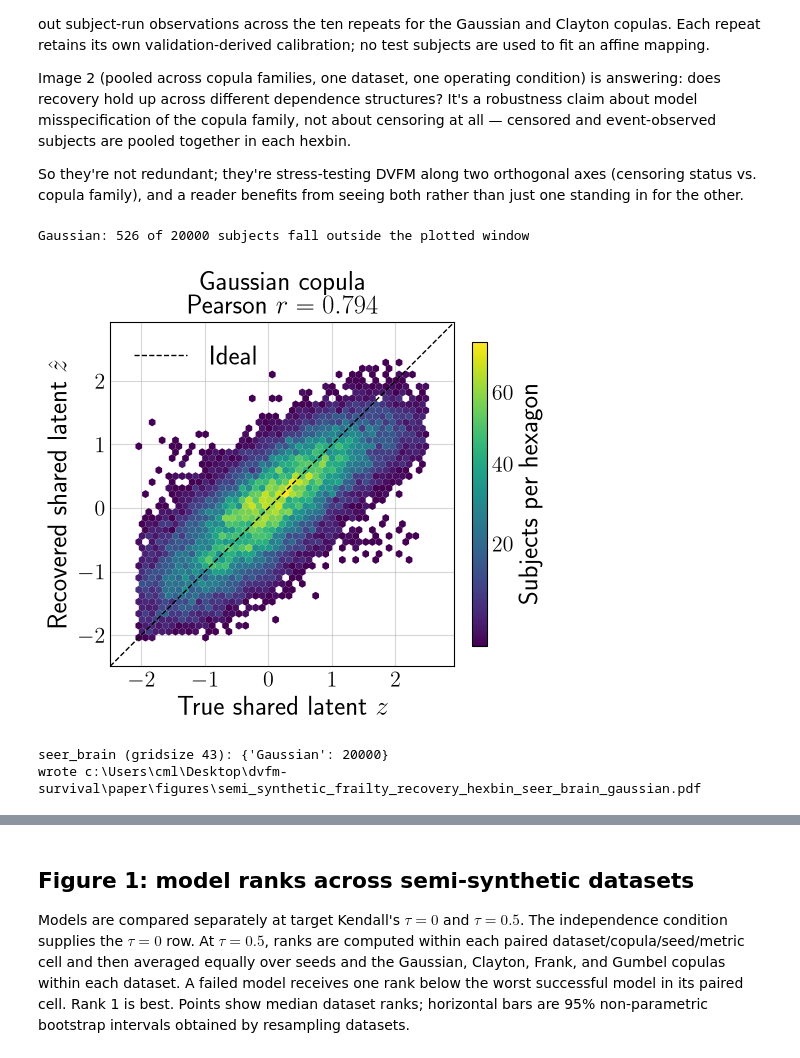
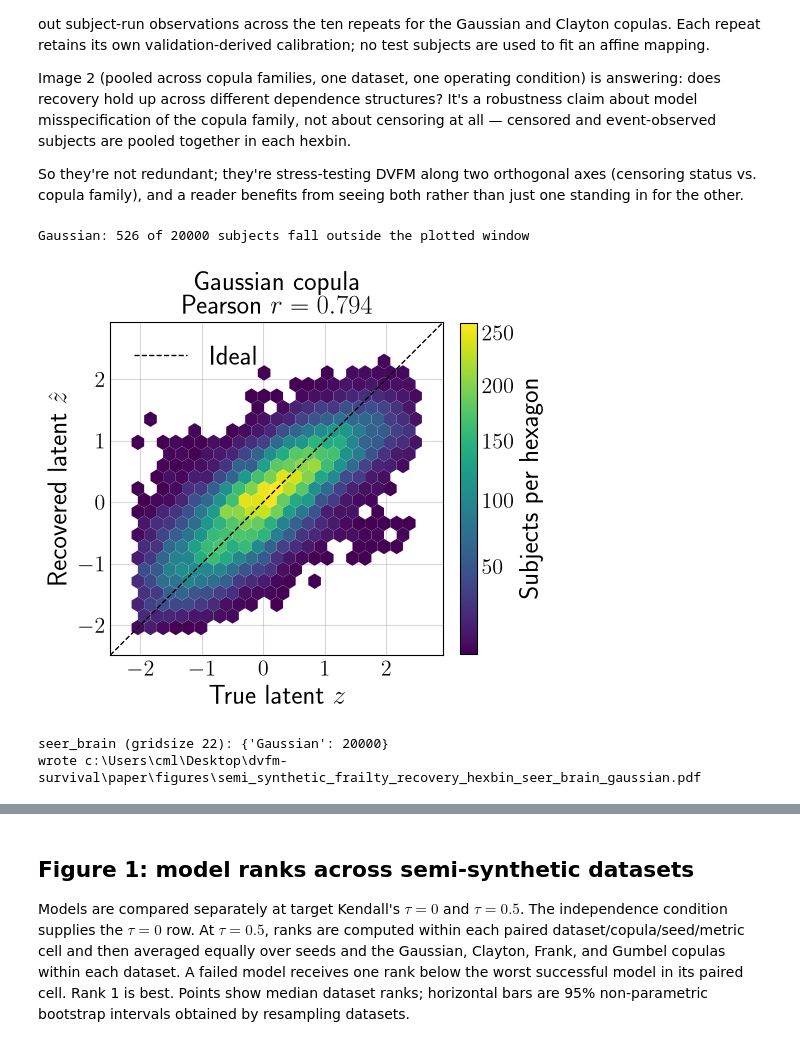
Before and after one commit to kalantari66/dvfm-survival, a Jupyter notebook: notebooks/semi_synthetic_results.ipynb, the cells around one changed output, grey strips where cells are left out. Saved outputs shown, nothing was run; the diff lists cells and outputs as text; code cells hidden in the pictures.

Commit message:
Update plot

```diff
--- a/notebooks/semi_synthetic_results.ipynb
+++ b/notebooks/semi_synthetic_results.ipynb
@@ -139,14 +139,14 @@ TAU = 0.50                          # must be one of the configured kendall_tau
 POOL_REPEATS = True                 # False -> a single repeat
 REPEAT = None                       # None -> first configured seed; only used if not pooling
 
-X_COLUMN, X_LABEL = "true_z", "True shared latent $z$"
-Y_COLUMN, Y_LABEL = "learned_z_calibrated", "Recovered shared latent $\\hat{z}$"
+X_COLUMN, X_LABEL = "true_z", "True latent $z$"
+Y_COLUMN, Y_LABEL = "learned_z_calibrated", "Recovered latent $\\hat{z}$"
 
 CLIP_PCT_LOW = 2.0             # raise to trim more of an empty tail
 CLIP_PCT_HIGH = 99.5           # top edge; leave alone unless it clips real data
 BIN_PAD_FRAC = 0.05            # padding baked into the hexbin extent (affects what's binned)
 VIEW_PAD_FRAC = 0.10           # extra margin around the hexagons, axes only -> raise to zoom out
-TARGET_COUNT = 10              # median subjects per hexagon; sets the gridsize
+TARGET_COUNT = 25              # median subjects per hexagon; sets the gridsize
 MINCNT = 1
 CMAP = "viridis"
 NORM_GAMMA = 0.8               # < 1 brightens sparse bins; 1.0 is linear
@@ -307,35 +307,35 @@ def render_latent_recovery_hexbin(
                xlabel=x_label, ylabel=y_label)
         ax.legend(frameon=False, loc="upper left")
 
     # A single norm across every panel, so one colorbar describes them all.
     norm = PowerNorm(gamma=norm_gamma, vmin=mincnt,
                      vmax=max(float(occupied_counts(image).max()) for image in images))
     for image in images:
         image.set_norm(norm)
     fig.colorbar(images[-1], ax=axes, label=density_label, shrink=0.8)
     for col in range(axes.shape[1]):
         fig.align_ylabels(axes[:, col])
 
     suffix = "" if pool_repeats else f"_repeat_{repeat}"
     copula_tag = "_".join(name.lower() for name in copula_tokens)
     out = FIGURE_DIR / f"{figure_stem}_{dataset}_{copula_tag}{suffix}.pdf"
     fig.savefig(out)
     plt.show()
     print(f"{dataset} (gridsize {gridsize}):", {label: len(part) for label, part in hexbin_subjects.items()})
     print(f"wrote {out}")
     return fig, hexbin_subjects
 
 fig, hexbin_subjects = render_latent_recovery_hexbin(
     DATASET, COPULAS, TAU, POOL_REPEATS, REPEAT,
     X_COLUMN, X_LABEL, Y_COLUMN, Y_LABEL,
     CLIP_PCT_LOW, CLIP_PCT_HIGH, BIN_PAD_FRAC, VIEW_PAD_FRAC,
     TARGET_COUNT, MINCNT, CMAP, NORM_GAMMA,
     PANEL_SIZE, GUIDE, GRID, FIGURE_STEM,
 )
 # %% [output]
 Gaussian: 526 of 20000 subjects fall outside the plotted window
-[figure, old version]
+[figure, new version]
-seer_brain (gridsize 43): {'Gaussian': 20000}
+seer_brain (gridsize 22): {'Gaussian': 20000}
 wrote c:\Users\cml\Desktop\dvfm-survival\paper\figures\semi_synthetic_frailty_recovery_hexbin_seer_brain_gaussian.pdf
 # %%
 # ============================== settings =====================================
```
Also changed, not shown: parts of 5 cells of this notebook, 1 other file.
